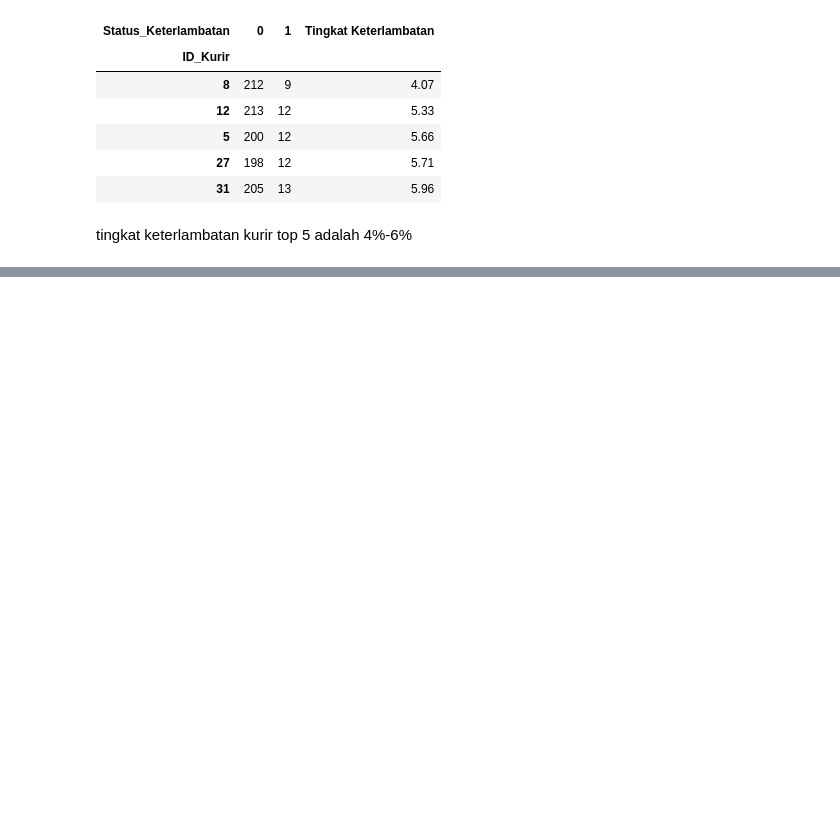
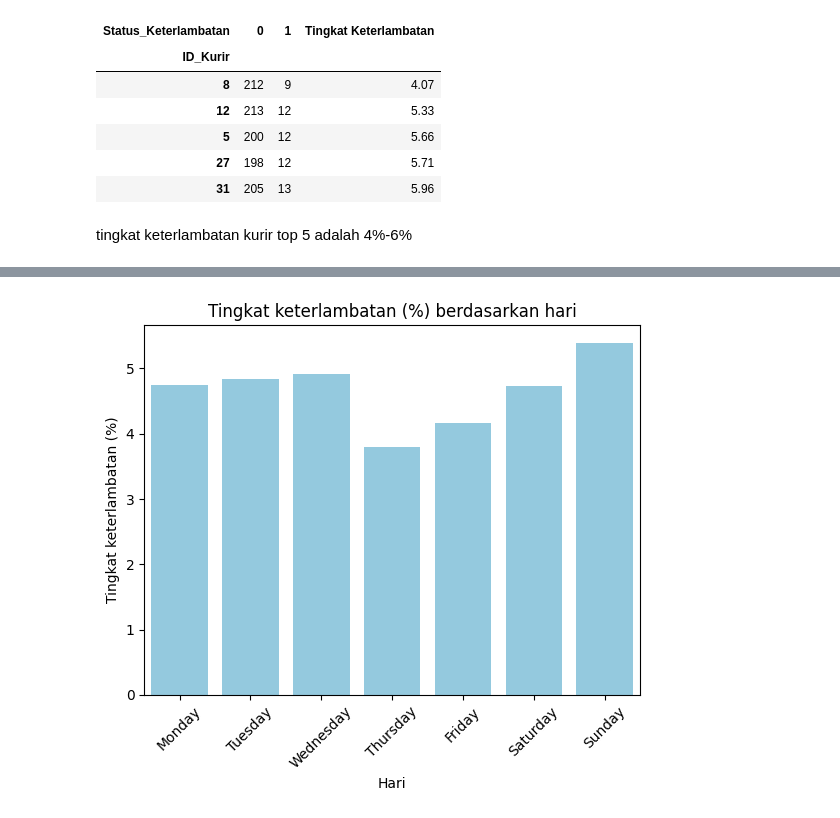
Before and after one commit to NurulAis/last-mile-delivery-optimizer, a Jupyter notebook: notebooks/EDA.ipynb, the cells around one changed output, grey strips where cells are left out. Cells and saved outputs as stored; diff of their text form; code cells hidden in the pictures; blank space fills up the shorter version.

```diff
--- a/notebooks/EDA.ipynb
+++ b/notebooks/EDA.ipynb
@@ -535,0 +575,11 @@ tingkat keterlambatan kurir top 5 adalah 4%-6%
+# %%
+sns.barplot(data=hari_df,
+            x=hari_df.index,
+            y='Status_Keterlambatan',
+            color='skyblue')
+plt.title('Tingkat keterlambatan (%) berdasarkan hari')
+plt.ylabel('Tingkat keterlambatan (%)')
+plt.xticks(rotation=45)
+plt.show()
+# %% [output]
+[figure, added]
```
Also changed, not shown: parts of 16 cells of this notebook.
